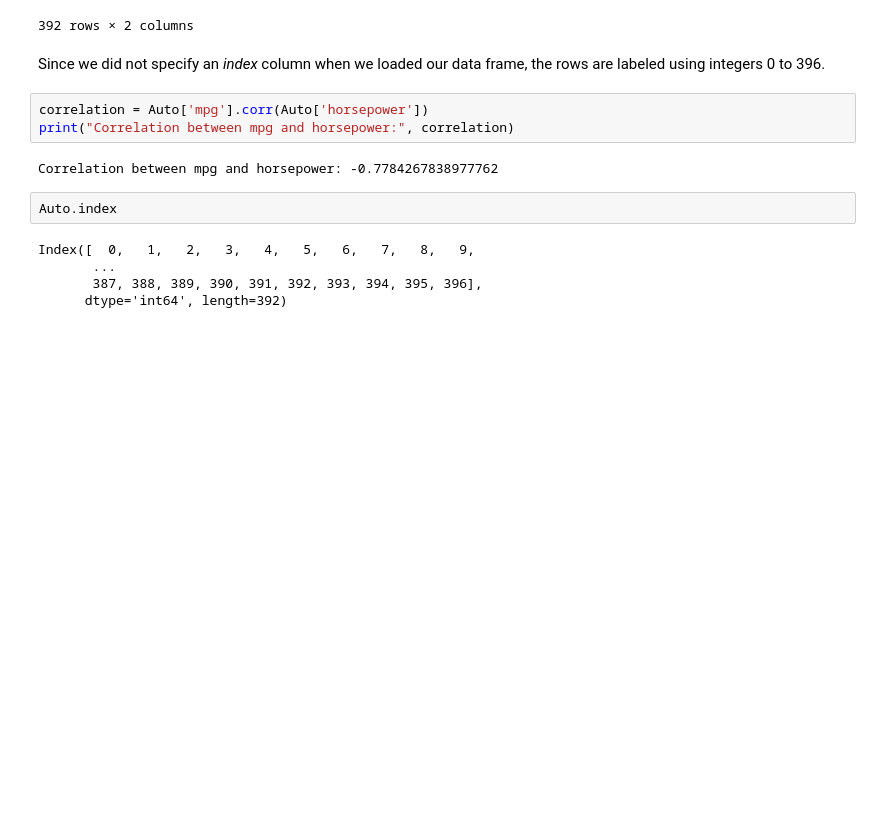
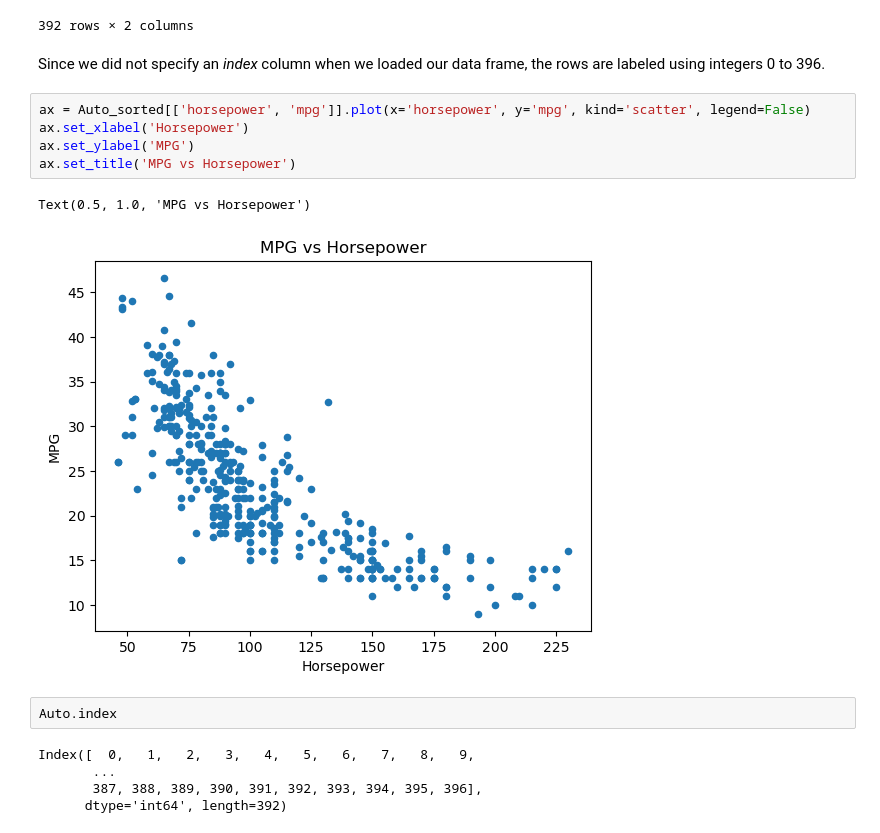
Before and after one commit to bilaldogutas/machine_learning, a Jupyter notebook: Ch02-statlearn-lab.ipynb, the cells around one changed output. Cells and saved outputs as stored; diff of their text form; blank space fills up the shorter version.

```diff
--- a/Ch02-statlearn-lab.ipynb
+++ b/Ch02-statlearn-lab.ipynb
@@ -1044,10 +1044,13 @@ Auto[['mpg', 'horsepower']]
 Since we did not specify an *index* column when we loaded our data frame, the rows are labeled using integers
 0 to 396.
 # %%
-correlation = Auto['mpg'].corr(Auto['horsepower'])
-print("Correlation between mpg and horsepower:", correlation)
+ax = Auto_sorted[['horsepower', 'mpg']].plot(x='horsepower', y='mpg', kind='scatter', legend=False)
+ax.set_xlabel('Horsepower')
+ax.set_ylabel('MPG')
+ax.set_title('MPG vs Horsepower')
 # %% [output]
-Correlation between mpg and horsepower: -0.7784267838977762
+Text(0.5, 1.0, 'MPG vs Horsepower')
+[figure, added]
 # %%
 Auto.index
 # %% [output]
```
